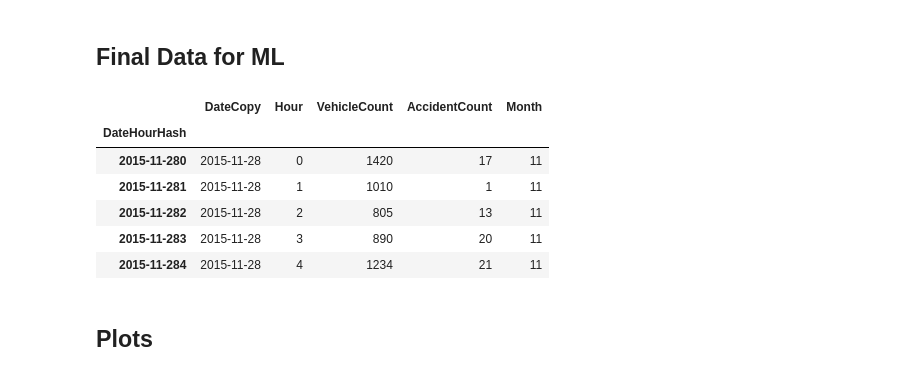
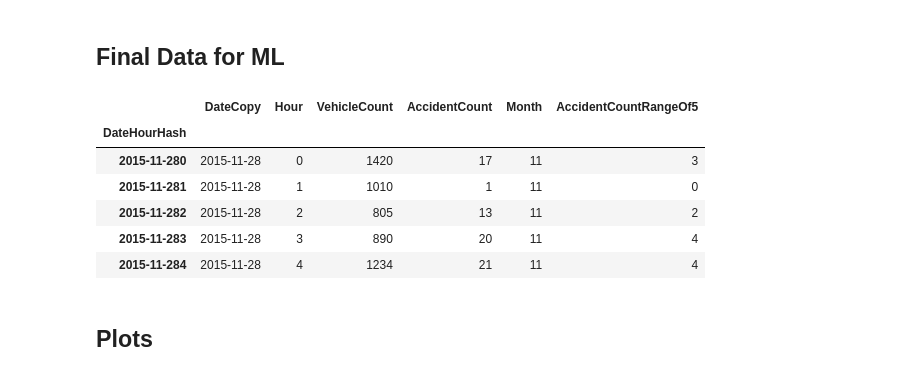
Before and after one commit to DeeptanshuM/HackHarvard2018, a Jupyter notebook: DataCleaningandProcessing.ipynb, the cells around one changed output. Cells and saved outputs as stored; diff of their text form; code cells hidden in the pictures.

Commit message:
added AccidentCountRangeOf5 metric

```diff
--- a/DataCleaningandProcessing.ipynb
+++ b/DataCleaningandProcessing.ipynb
@@ -141,25 +133,25 @@ correctAccidentCount.head()
 # %%
 # merge the accident count and traffic dataframes
 dfHourlyAccidentsAndTrafficData = pd.concat([correctAccidentCount, dfHourlyTraffic], axis=1)
 dfHourlyAccidentsAndTrafficData = dfHourlyAccidentsAndTrafficData[['DateCopy', 'Hour', 'VehicleCount', 'AccidentCount']]
 
 # getting rid of duplicate AccidentCount column of count 0's
 dfHourlyAccidentsAndTrafficData = dfHourlyAccidentsAndTrafficData.iloc[:,:4]
 
 # add a month column to the dataframe
 dfHourlyAccidentsAndTrafficData['Month'] = dfHourlyAccidentsAndTrafficData.apply(lambda row: str(row.DateCopy)[5:7], axis=1)
-
+dfHourlyAccidentsAndTrafficData['AccidentCountRangeOf5'] = dfHourlyAccidentsAndTrafficData.apply(lambda row: row.AccidentCount // 5, axis=1)
 # output
 dfHourlyAccidentsAndTrafficData.to_csv('datasetForML.csv')
 dfHourlyAccidentsAndTrafficData.head()
 # %% [output]
-|  | DateCopy | Hour | VehicleCount | AccidentCount | Month |
-| DateHourHash |  |  |  |  |  |
-| 2015-11-280 | 2015-11-28 | 0 | 1420 | 17 | 11 |
-| 2015-11-281 | 2015-11-28 | 1 | 1010 | 1 | 11 |
-| 2015-11-282 | 2015-11-28 | 2 | 805 | 13 | 11 |
-| 2015-11-283 | 2015-11-28 | 3 | 890 | 20 | 11 |
-| 2015-11-284 | 2015-11-28 | 4 | 1234 | 21 | 11 |
+|  | DateCopy | Hour | VehicleCount | AccidentCount | Month | AccidentCountRangeOf5 |
+| DateHourHash |  |  |  |  |  |  |
+| 2015-11-280 | 2015-11-28 | 0 | 1420 | 17 | 11 | 3 |
+| 2015-11-281 | 2015-11-28 | 1 | 1010 | 1 | 11 | 0 |
+| 2015-11-282 | 2015-11-28 | 2 | 805 | 13 | 11 | 2 |
+| 2015-11-283 | 2015-11-28 | 3 | 890 | 20 | 11 | 4 |
+| 2015-11-284 | 2015-11-28 | 4 | 1234 | 21 | 11 | 4 |
 # %% [markdown]
 ## Plots
 # %% [markdown]
```
Also changed, not shown: parts of 2 cells of this notebook.
